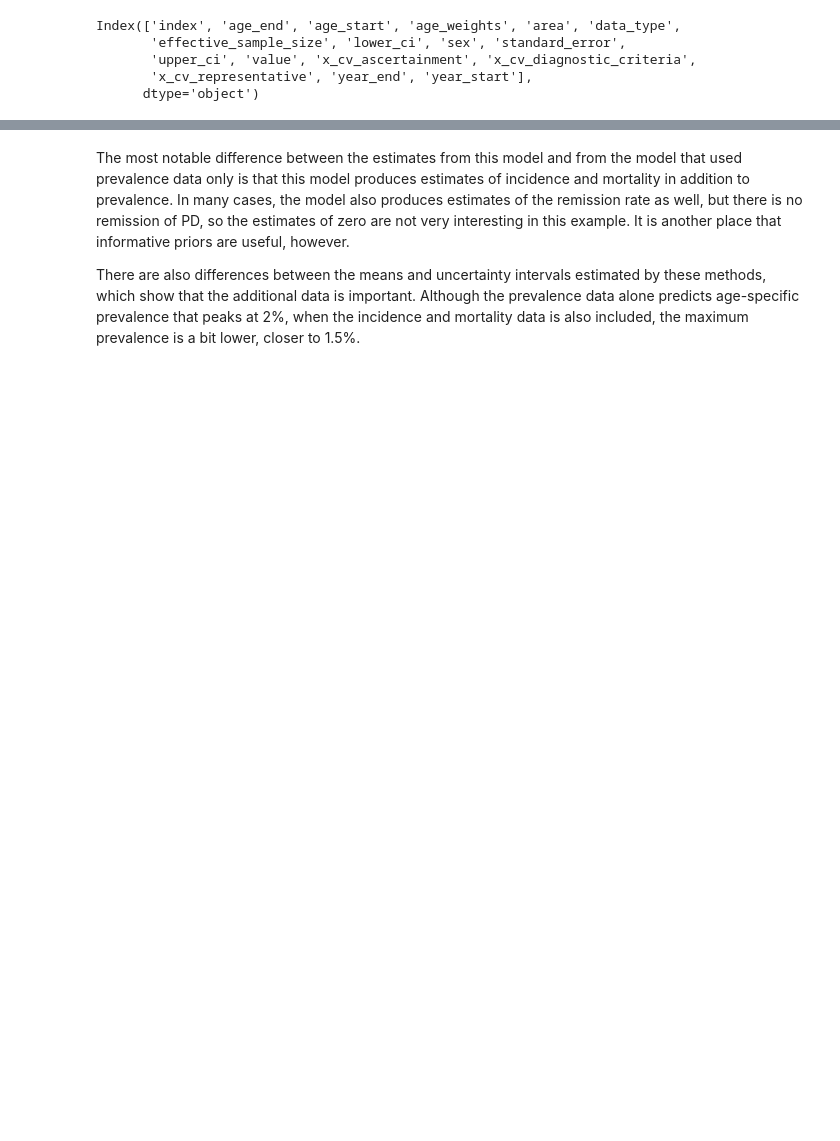
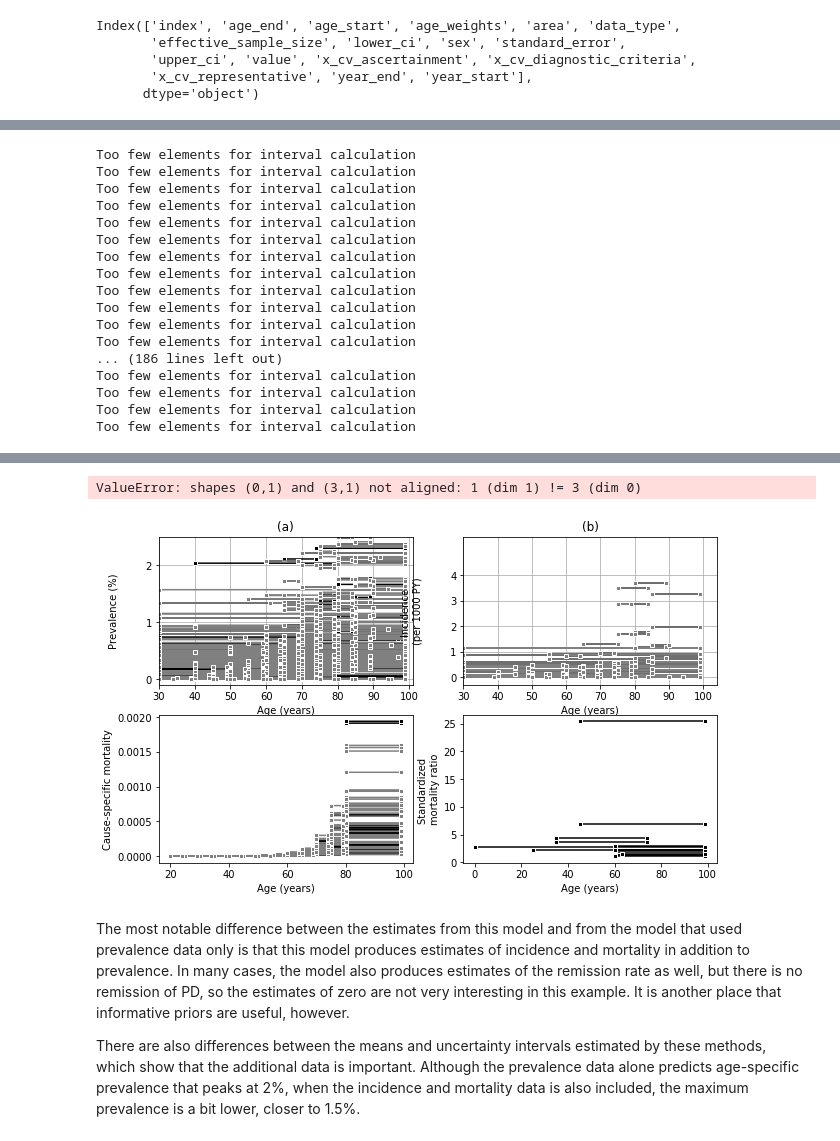
Before and after one commit to ihmeuw/dismod_mr, a Jupyter notebook: examples/pd_sim_data.ipynb, the cells around one changed output, grey strips where cells are left out. Cells and saved outputs as stored; diff of their text form; code cells hidden in the pictures; blank space fills up the shorter version.

```diff
--- a/examples/pd_sim_data.ipynb
+++ b/examples/pd_sim_data.ipynb
@@ -388,10 +393,10 @@ sampling from posterior distribution
 # %%
-figure(figsize=(10,6))
+plt.figure(figsize=(10,6))
 
-subplot(2,2,1); dismod_mr.plot.data_bars(model.get_data('p')); xlabel('Age (years)'); ylabel('Prevalence')
-subplot(2,2,2); dismod_mr.plot.data_bars(model.get_data('i')); xlabel('Age (years)'); ylabel('Incidence')
-subplot(2,2,3); dismod_mr.plot.data_bars(model.get_data('csmr')); xlabel('Age (years)'); ylabel('Cause-specific mortality')
-subplot(2,2,4); dismod_mr.plot.data_bars(model.get_data('smr')); xlabel('Age (years)'); ylabel('Standardized \nmortality ratio')
+plt.subplot(2,2,1); dismod_mr.plot.data_bars(model.get_data('p')); plt.xlabel('Age (years)'); plt.ylabel('Prevalence')
+plt.subplot(2,2,2); dismod_mr.plot.data_bars(model.get_data('i')); plt.xlabel('Age (years)'); plt.ylabel('Incidence')
+plt.subplot(2,2,3); dismod_mr.plot.data_bars(model.get_data('csmr')); plt.xlabel('Age (years)'); plt.ylabel('Cause-specific mortality')
+plt.subplot(2,2,4); dismod_mr.plot.data_bars(model.get_data('smr')); plt.xlabel('Age (years)'); plt.ylabel('Standardized \nmortality ratio')
 param_list = [dict(type='p', title='(a)', ylabel='Prevalence (%)', yticks=([0, .01, .02], [0, 1, 2]), axis=[30,101,-0.001,.025]),
           dict(type='i', title='(b)', ylabel='Incidence \n(per 1000 PY)', yticks=([0, .001,.002, .003, .004], [0, 1, 2, 3, 4]), axis=[30,104,-.0003,.0055]),
           dict(type='pf', title='(c)', ylabel='Cause-specific mortality \n(per 1000 PY)', yticks=([0, .001,.002], [0, 1, 2]), axis=[30,104,-.0002,.003]),
@@ -399,26 +404,44 @@ param_list = [dict(type='p', title='(a)', ylabel='Prevalence (%)', yticks=([0, .
           ]
 
 for i, params in enumerate(param_list):
-    ax = subplot(2,2,i+1)
+    ax = plt.subplot(2,2,i+1)
     if params['type'] == 'pf': dismod_mr.plot.data_bars(model.get_data('csmr'), color='grey')
     else: dismod_mr.plot.data_bars(model.get_data(params['type']), color='grey')
 
     if params['type'] == 'smr': model.pred = dismod_mr.model.predict_for(model, model.parameters.get('smr', {}), 'all', 'female', 2005,
-                                                               'europe_western', 'female', 2005, 1., model.vars['smr'], 0., 100.).T
+                                                               'GBR', 'female', 2005, 1., model.vars['smr'], 0., 100.).T
     else : model.pred = dismod_mr.model.predict_for(model, model.parameters[params['type']],
                                                        'all', 'female', 2005,
-                                                       'europe_western', 'female', 2005, 1., model.vars[params['type']], 0., 1.).T
+                                                       'GBR', 'female', 2005, 1., model.vars[params['type']], 0., 1.).T
 
-    plot(arange(101), model.pred.mean(axis=1), 'k-', linewidth=2, label='Posterior Mean')
+    plt.plot(np.arange(101), model.pred.mean(axis=1), 'k-', linewidth=2, label='Posterior Mean')
     hpd = mc.utils.hpd(model.pred.T, .05)
-    plot(arange(101), hpd[:,0], 'k-', linewidth=1, label='95% HPD interval')
-    plot(arange(101), hpd[:,1], 'k-', linewidth=1)
+    plt.plot(np.arange(101), hpd[0], 'k-', linewidth=1, label='95% HPD interval')
+    plt.plot(np.arange(101), hpd[1], 'k-', linewidth=1)
 
-    xlabel('Age (years)')
-    ylabel(params['ylabel']+'\n\n', ha='center')
-    axis(params.get('axis', [-5,105,-.005,.06]))
-    yticks(*params.get('yticks', ([0, .025, .05], [0, 2.5, 5])))
-    title(params['title'])
-    grid()
+    plt.xlabel('Age (years)')
+    plt.ylabel(params['ylabel']+'\n\n', ha='center')
+    plt.axis(params.get('axis', [-5,105,-.005,.06]))
+    plt.yticks(*params.get('yticks', ([0, .025, .05], [0, 2.5, 5])))
+    plt.title(params['title'])
+    plt.grid()
 
-subplots_adjust(hspace=.35, wspace=.35, top=.97)
+plt.subplots_adjust(hspace=.35, wspace=.35, top=.97)
+# %% [output]
+Too few elements for interval calculation
+Too few elements for interval calculation
+Too few elements for interval calculation
+Too few elements for interval calculation
+Too few elements for interval calculation
+Too few elements for interval calculation
+Too few elements for interval calculation
+Too few elements for interval calculation
+Too few elements for interval calculation
+Too few elements for interval calculation
+Too few elements for interval calculation
+Too few elements for interval calculation
+... (186 lines left out)
+Too few elements for interval calculation
+Too few elements for interval calculation
+Too few elements for interval calculation
+Too few elements for interval calculation
@@ -425,3 +454,5 @@ subplots_adjust(hspace=.35, wspace=.35, top=.97)
+ValueError: shapes (0,1) and (3,1) not aligned: 1 (dim 1) != 3 (dim 0)
+[figure, added]
 # %%
 p_with = model
 # %% [markdown]
```
Also changed, not shown: parts of 10 cells of this notebook, 4 other files.
